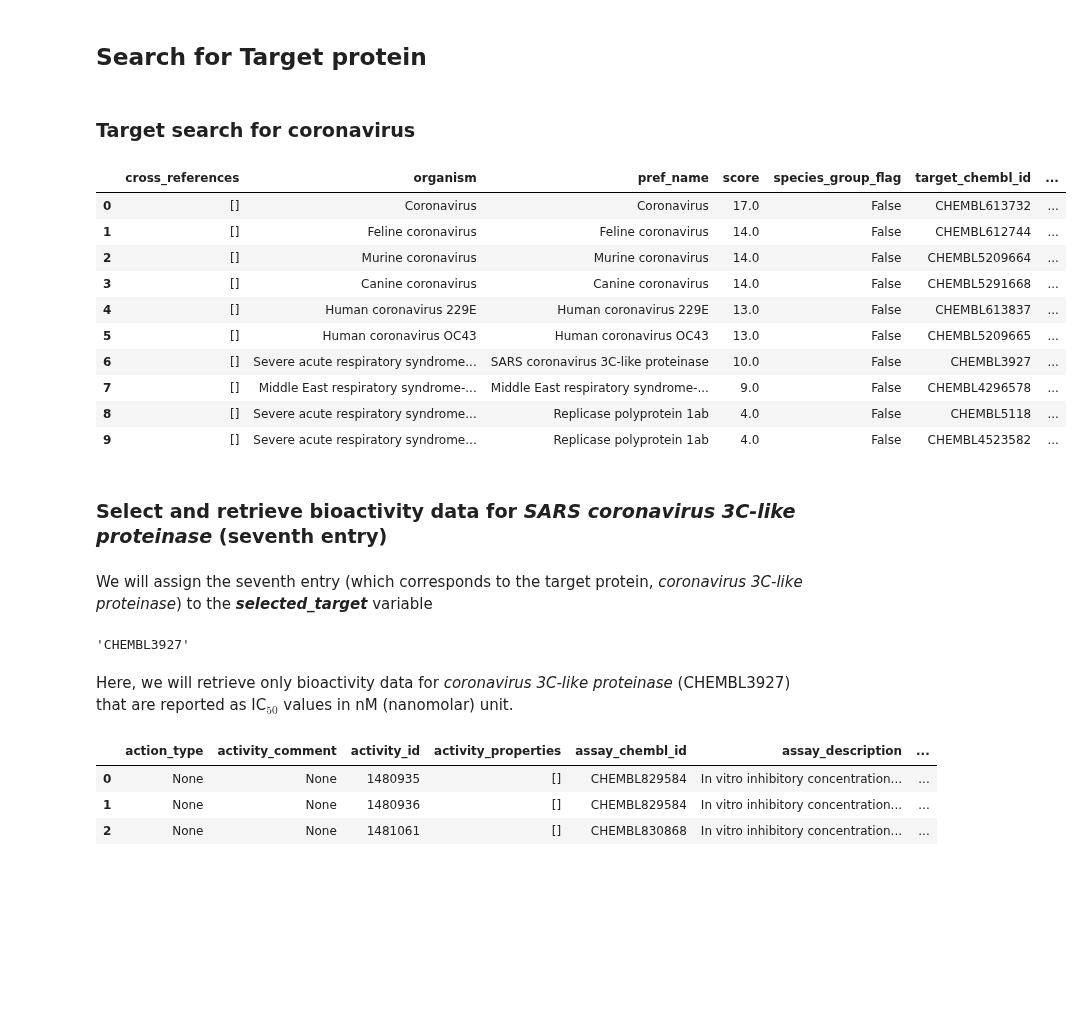
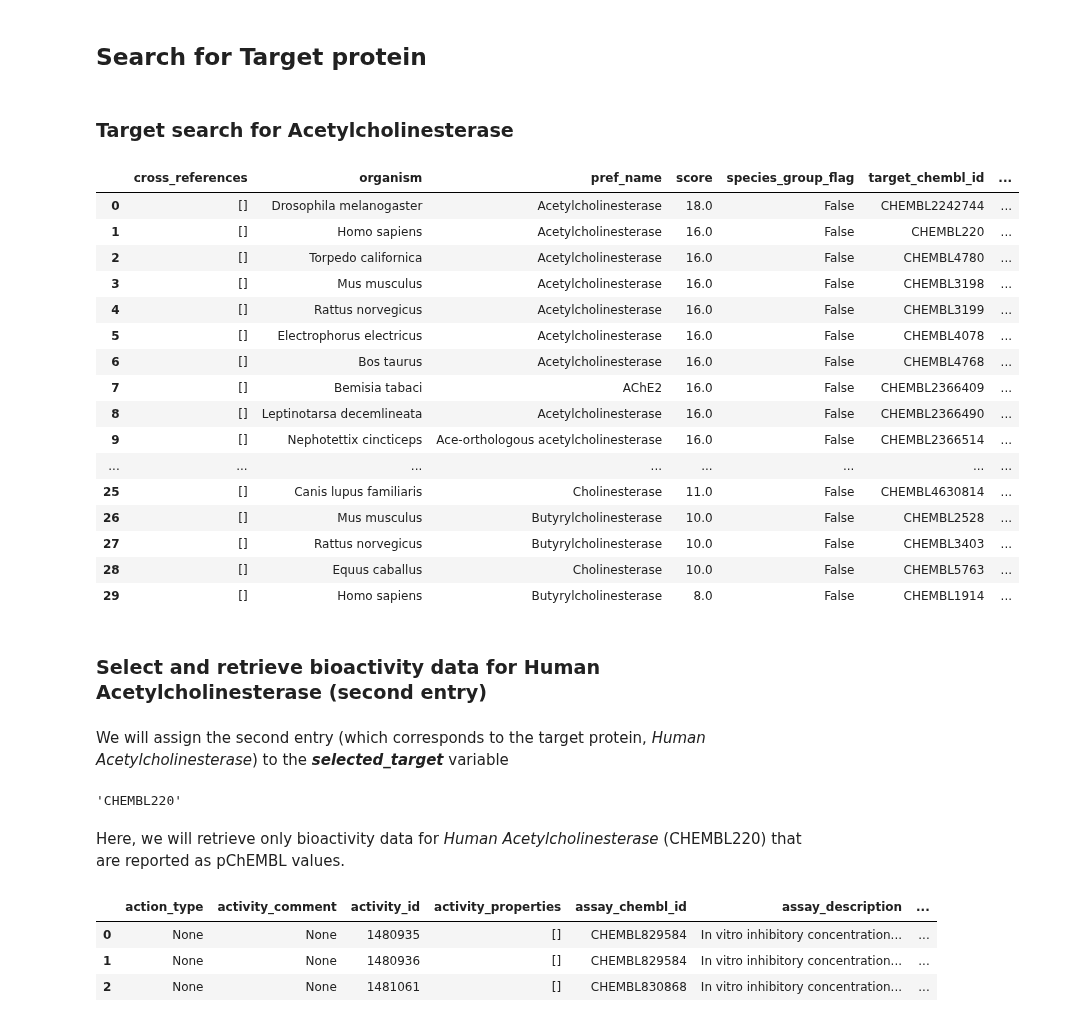
Before and after one commit to IrfanShaik35/Data-Analysis-Projects, a Jupyter notebook: Drug Discovery/1.DC and DP.ipynb, the cells around one changed output. Drawn from its saved outputs; the diff is of its cells as text; code cells hidden in the pictures; blank space fills up the shorter version.

```diff
--- a/Drug Discovery/1.DC and DP.ipynb
+++ b/Drug Discovery/1.DC and DP.ipynb
@@ -46,36 +38,42 @@ from chembl_webresource_client.new_client import new_client
 # %% [markdown]
 ## **Search for Target protein**
 # %% [markdown]
-### **Target search for coronavirus**
+### **Target search for Acetylcholinesterase**
 # %%
 # Target search for coronavirus
 target = new_client.target
-target_query = target.search('coronavirus')
+target_query = target.search('acetylcholinesterase')
 targets = pd.DataFrame.from_dict(target_query)
 targets
 # %% [output]
 |  | cross_references | organism | pref_name | score | species_group_flag | target_chembl_id | ... |
-| 0 | [] | Coronavirus | Coronavirus | 17.0 | False | CHEMBL613732 | ... |
-| 1 | [] | Feline coronavirus | Feline coronavirus | 14.0 | False | CHEMBL612744 | ... |
-| 2 | [] | Murine coronavirus | Murine coronavirus | 14.0 | False | CHEMBL5209664 | ... |
-| 3 | [] | Canine coronavirus | Canine coronavirus | 14.0 | False | CHEMBL5291668 | ... |
-| 4 | [] | Human coronavirus 229E | Human coronavirus 229E | 13.0 | False | CHEMBL613837 | ... |
-| 5 | [] | Human coronavirus OC43 | Human coronavirus OC43 | 13.0 | False | CHEMBL5209665 | ... |
-| 6 | [] | Severe acute respiratory syndrome... | SARS coronavirus 3C-like proteinase | 10.0 | False | CHEMBL3927 | ... |
-| 7 | [] | Middle East respiratory syndrome-... | Middle East respiratory syndrome-... | 9.0 | False | CHEMBL4296578 | ... |
-| 8 | [] | Severe acute respiratory syndrome... | Replicase polyprotein 1ab | 4.0 | False | CHEMBL5118 | ... |
-| 9 | [] | Severe acute respiratory syndrome... | Replicase polyprotein 1ab | 4.0 | False | CHEMBL4523582 | ... |
+| 0 | [] | Drosophila melanogaster | Acetylcholinesterase | 18.0 | False | CHEMBL2242744 | ... |
+| 1 | [] | Homo sapiens | Acetylcholinesterase | 16.0 | False | CHEMBL220 | ... |
+| 2 | [] | Torpedo californica | Acetylcholinesterase | 16.0 | False | CHEMBL4780 | ... |
+| 3 | [] | Mus musculus | Acetylcholinesterase | 16.0 | False | CHEMBL3198 | ... |
+| 4 | [] | Rattus norvegicus | Acetylcholinesterase | 16.0 | False | CHEMBL3199 | ... |
+| 5 | [] | Electrophorus electricus | Acetylcholinesterase | 16.0 | False | CHEMBL4078 | ... |
+| 6 | [] | Bos taurus | Acetylcholinesterase | 16.0 | False | CHEMBL4768 | ... |
+| 7 | [] | Bemisia tabaci | AChE2 | 16.0 | False | CHEMBL2366409 | ... |
+| 8 | [] | Leptinotarsa decemlineata | Acetylcholinesterase | 16.0 | False | CHEMBL2366490 | ... |
+| 9 | [] | Nephotettix cincticeps | Ace-orthologous acetylcholinesterase | 16.0 | False | CHEMBL2366514 | ... |
+| ... | ... | ... | ... | ... | ... | ... | ... |
+| 25 | [] | Canis lupus familiaris | Cholinesterase | 11.0 | False | CHEMBL4630814 | ... |
+| 26 | [] | Mus musculus | Butyrylcholinesterase | 10.0 | False | CHEMBL2528 | ... |
+| 27 | [] | Rattus norvegicus | Butyrylcholinesterase | 10.0 | False | CHEMBL3403 | ... |
+| 28 | [] | Equus caballus | Cholinesterase | 10.0 | False | CHEMBL5763 | ... |
+| 29 | [] | Homo sapiens | Butyrylcholinesterase | 8.0 | False | CHEMBL1914 | ... |
 # %% [markdown]
-### **Select and retrieve bioactivity data for *SARS coronavirus 3C-like proteinase* (seventh entry)**
+### **Select and retrieve bioactivity data for Human Acetylcholinesterase (second entry)**
 # %% [markdown]
-We will assign the seventh entry (which corresponds to the target protein, *coronavirus 3C-like proteinase*) to the ***selected_target*** variable
+We will assign the second entry (which corresponds to the target protein, *Human Acetylcholinesterase*) to the ***selected_target*** variable
 # %%
-selected_target = targets.target_chembl_id[6]
+selected_target = targets.target_chembl_id[1]
 selected_target
 # %% [output]
-'CHEMBL3927'
+'CHEMBL220'
 # %% [markdown]
-Here, we will retrieve only bioactivity data for *coronavirus 3C-like proteinase* (CHEMBL3927) that are reported as IC$_{50}$ values in nM (nanomolar) unit.
+Here, we will retrieve only bioactivity data for *Human Acetylcholinesterase* (CHEMBL220) that are reported as pChEMBL values.
 # %%
 activity = new_client.activity
 res = activity.filter(target_chembl_id=selected_target).filter(standard_type="IC50")
```
Also changed, not shown: parts of 4 cells of this notebook.
